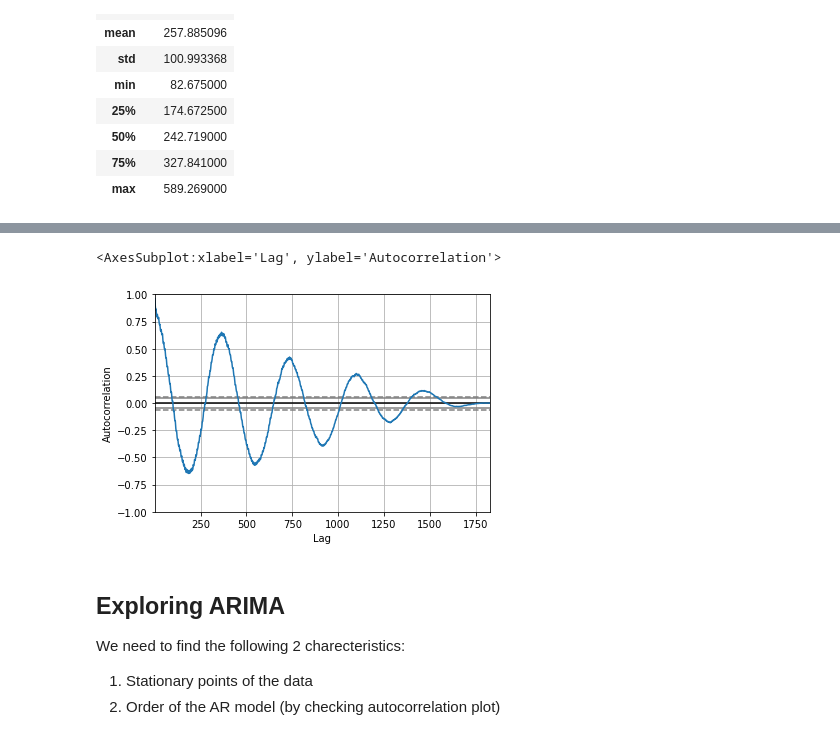
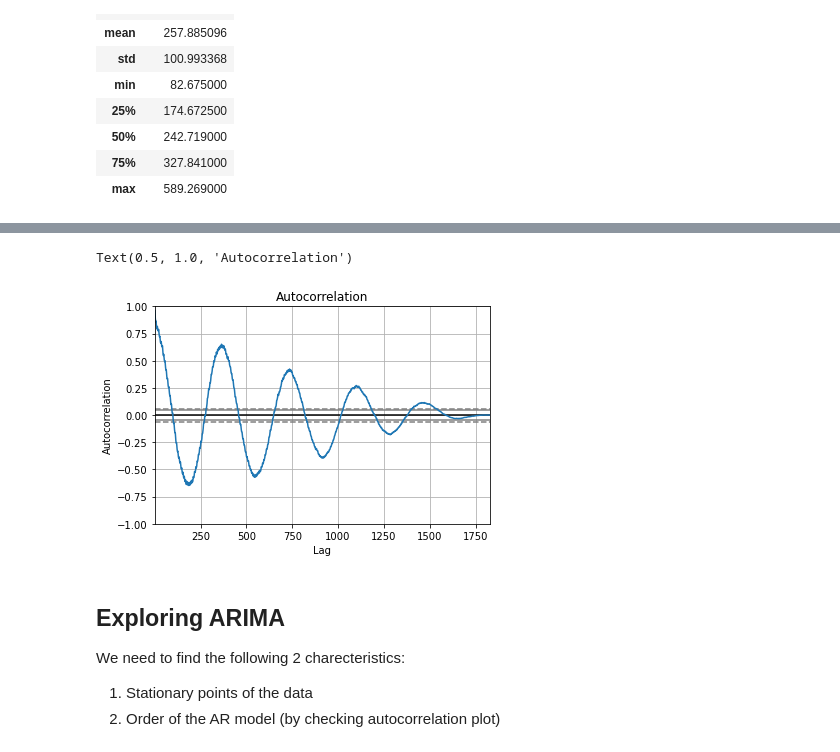
Before and after one commit to echelonx-ai/Petroineos, a Jupyter notebook: Energy_Demand/DataExploration.ipynb, the cells around one changed output, grey strips where cells are left out. Saved outputs shown, nothing was run; the diff lists cells and outputs as text; code cells hidden in the pictures.

```diff
--- a/Energy_Demand/DataExploration.ipynb
+++ b/Energy_Demand/DataExploration.ipynb
@@ -70,8 +93,9 @@ lag_plot(df.Consumption)
 # %%
 autocorrelation_plot(df.Consumption)
+plt.title('Autocorrelation')
 # %% [output]
-<AxesSubplot:xlabel='Lag', ylabel='Autocorrelation'>
+Text(0.5, 1.0, 'Autocorrelation')
-[figure, old version]
+[figure, new version]
 # %% [markdown]
 ## Exploring ARIMA
 
```
Also changed, not shown: parts of 14 cells of this notebook, 2 other files.
